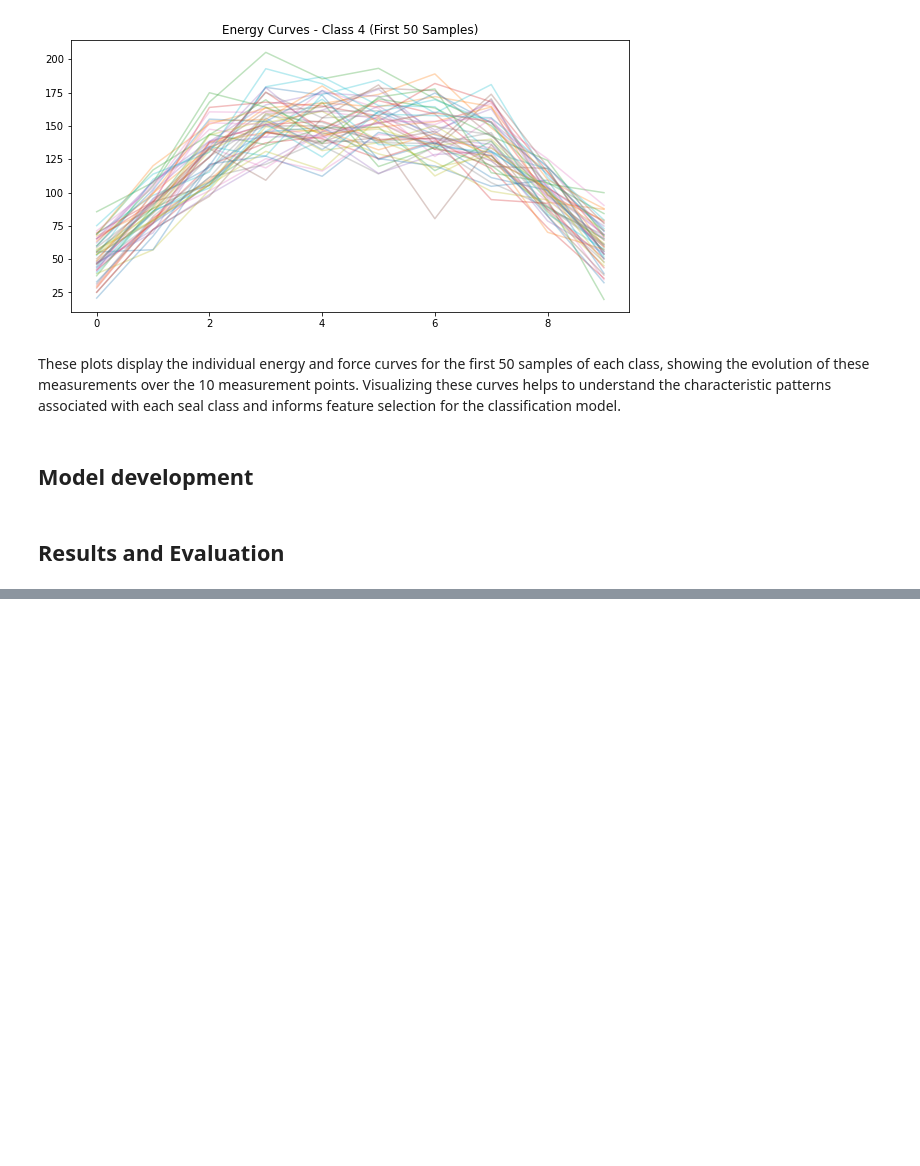
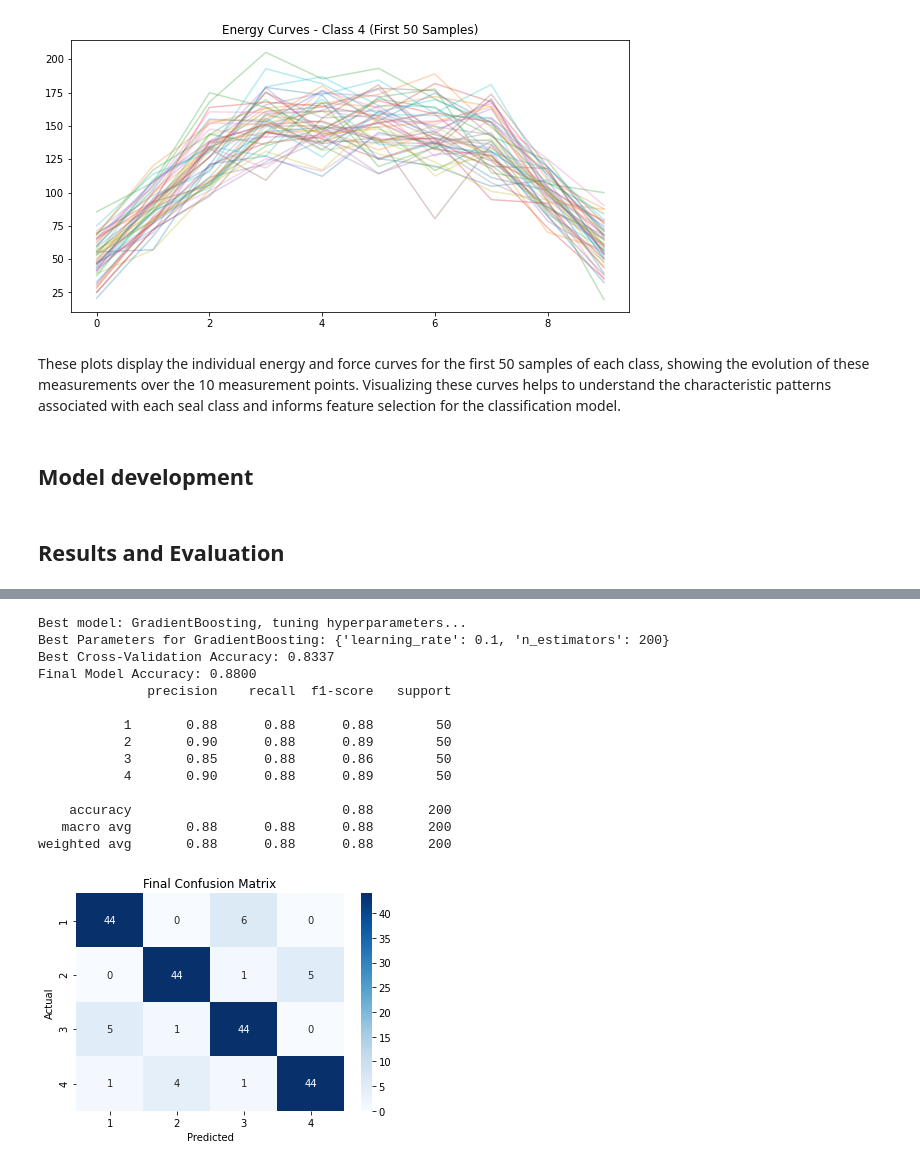
Before and after one commit to MiPo89/SupervisedLearningProject, a Jupyter notebook: Supervised Learning Project.ipynb, the cells around one changed output, grey strips where cells are left out. Cells and saved outputs as stored; diff of their text form; code cells hidden in the pictures; blank space fills up the shorter version.

```diff
--- a/Supervised Learning Project.ipynb
+++ b/Supervised Learning Project.ipynb
@@ -199,3 +238,67 @@ Accuracy: 0.745
+# %%
+best_model_name = max(results, key=results.get)
+print(f"Best model: {best_model_name}, tuning hyperparameters...")
+
+if best_model_name == "RandomForest":
+    param_grid = {
+        'n_estimators': [50, 100, 200],
+        'max_depth': [None, 10, 20, 30],
+        'min_samples_split': [2, 5, 10]
+    }
+    model = RandomForestClassifier(random_state=42)
+elif best_model_name == "SVM":
+    param_grid = {
+        'C': [0.1, 1, 10],
+        'gamma': ['scale', 'auto']
+    }
+    model = SVC(kernel='rbf', probability=True, random_state=42)
+elif best_model_name == "GradientBoosting":
+    param_grid = {
+        'n_estimators': [50, 100, 200],
+        'learning_rate': [0.01, 0.1, 0.2]
+    }
+    model = GradientBoostingClassifier(random_state=42)
+
+grid_search = GridSearchCV(model, param_grid, cv=5, scoring='accuracy', n_jobs=-1)
+grid_search.fit(X_train, y_train)
+
+# Display best parameters and accuracy
+print(f"Best Parameters for {best_model_name}: {grid_search.best_params_}")
+print(f"Best Cross-Validation Accuracy: {grid_search.best_score_:.4f}")
+
+# Train the final model with best parameters
+final_model = grid_search.best_estimator_
+final_model.fit(X_train, y_train)
+
+# Evaluate final model
+y_pred_final = final_model.predict(X_test)
+print(f"Final Model Accuracy: {accuracy_score(y_test, y_pred_final):.4f}")
+print(classification_report(y_test, y_pred_final))
+
+# Final Confusion Matrix
+cm_final = confusion_matrix(y_test, y_pred_final)
+plt.figure(figsize=(6,4))
+sns.heatmap(cm_final, annot=True, fmt="d", cmap="Blues", xticklabels=final_model.classes_, yticklabels=final_model.classes_)
+plt.xlabel("Predicted")
+plt.ylabel("Actual")
+plt.title("Final Confusion Matrix")
+plt.show()
+# %% [output]
+Best model: GradientBoosting, tuning hyperparameters...
+Best Parameters for GradientBoosting: {'learning_rate': 0.1, 'n_estimators': 200}
+Best Cross-Validation Accuracy: 0.8337
+Final Model Accuracy: 0.8800
+              precision    recall  f1-score   support
+
+           1       0.88      0.88      0.88        50
+           2       0.90      0.88      0.89        50
+           3       0.85      0.88      0.86        50
+           4       0.90      0.88      0.89        50
+
+    accuracy                           0.88       200
+   macro avg       0.88      0.88      0.88       200
+weighted avg       0.88      0.88      0.88       200
+[figure, added]
 # %% [markdown]
 ## Discussion and Conclusion
 
```
Also changed, not shown: parts of 6 cells of this notebook.
